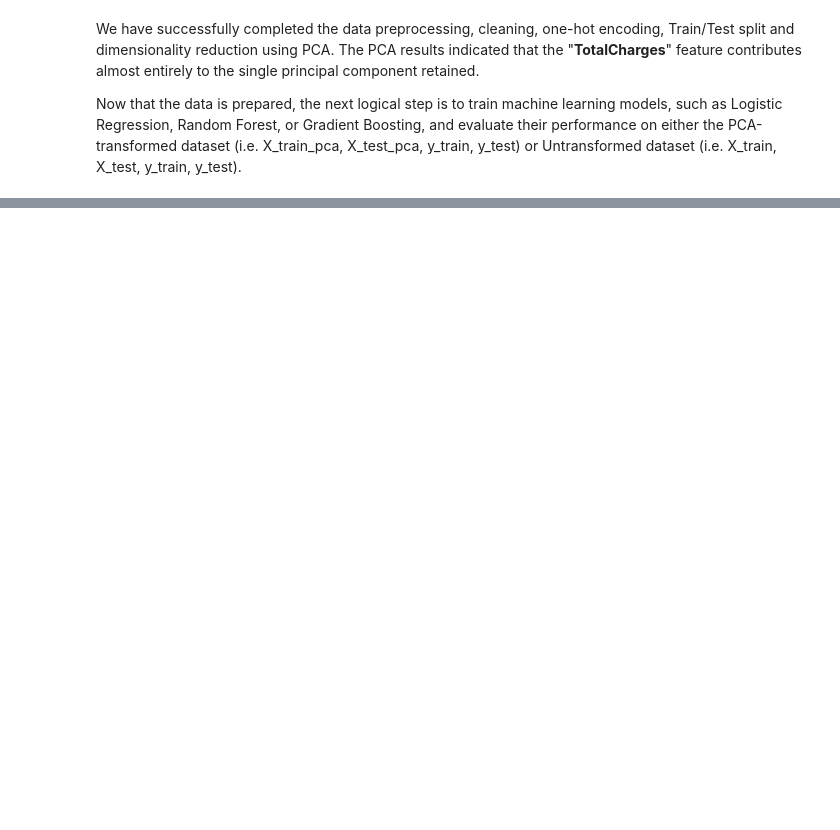
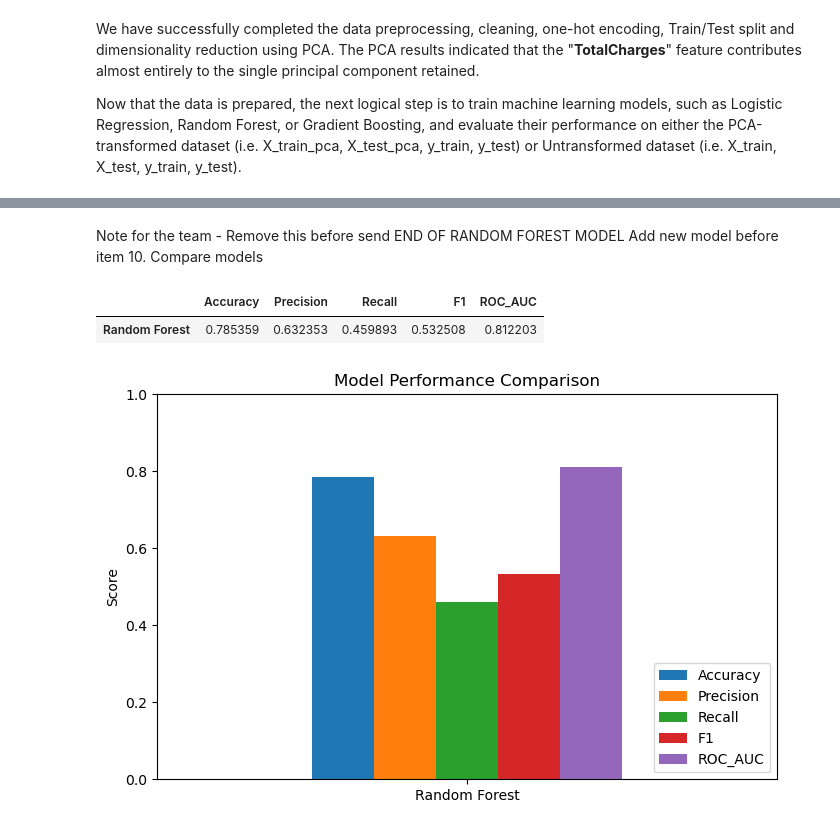
Before and after one commit to leocyr/UWaterloo_Group01, a Jupyter notebook: assignment_Group01.ipynb, the cells around one changed output, grey strips where cells are left out. Drawn from its saved outputs; the diff is of its cells as text; code cells hidden in the pictures; blank space fills up the shorter version.

```diff
--- a/assignment_Group01.ipynb
+++ b/assignment_Group01.ipynb
@@ -460,0 +528,29 @@ Now that the data is prepared, the next logical step is to train machine learnin
+# %% [markdown]
+Note for the team - Remove this before send
+END OF RANDOM FOREST MODEL
+Add new model before item 10. Compare models
+# %%
+# 10. Compare models
+
+metrics_df = pd.DataFrame(
+    [rf_metrics], # add here your results
+    columns=["Accuracy", "Precision", "Recall", "F1", "ROC_AUC"],
+    index=["Random Forest"] # add here the model name
+)
+
+metrics_df
+# %% [output]
+|  | Accuracy | Precision | Recall | F1 | ROC_AUC |
+| Random Forest | 0.785359 | 0.632353 | 0.459893 | 0.532508 | 0.812203 |
+# %%
+# Simple bar plot comparison
+
+metrics_df.plot(kind="bar", figsize=(8, 5))
+plt.title("Model Performance Comparison")
+plt.xticks(rotation=0)
+plt.ylabel("Score")
+plt.ylim(0, 1)
+plt.legend(loc="lower right")
+plt.show()
+# %% [output]
+[figure, added]
```
Also changed, not shown: parts of 15 cells of this notebook.
